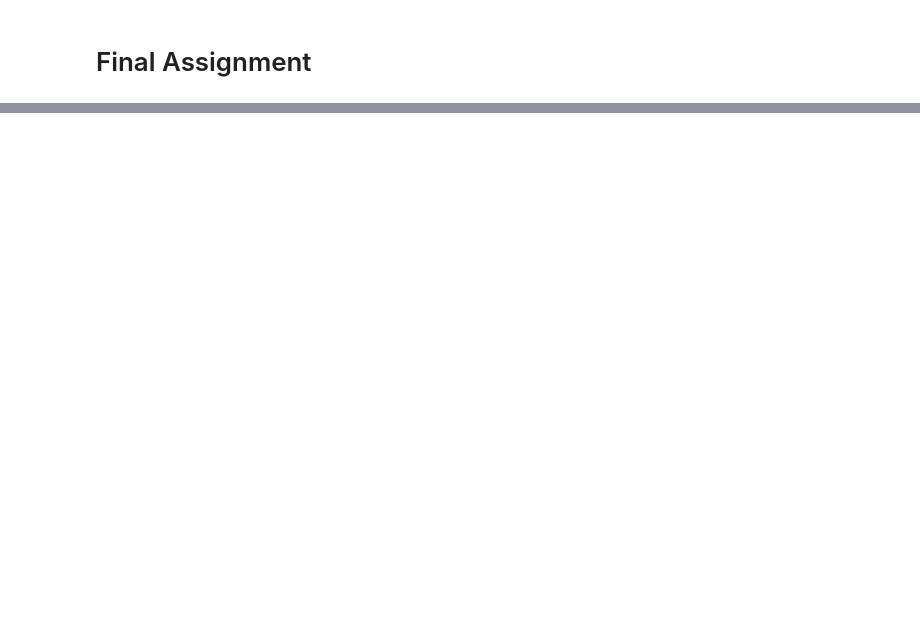
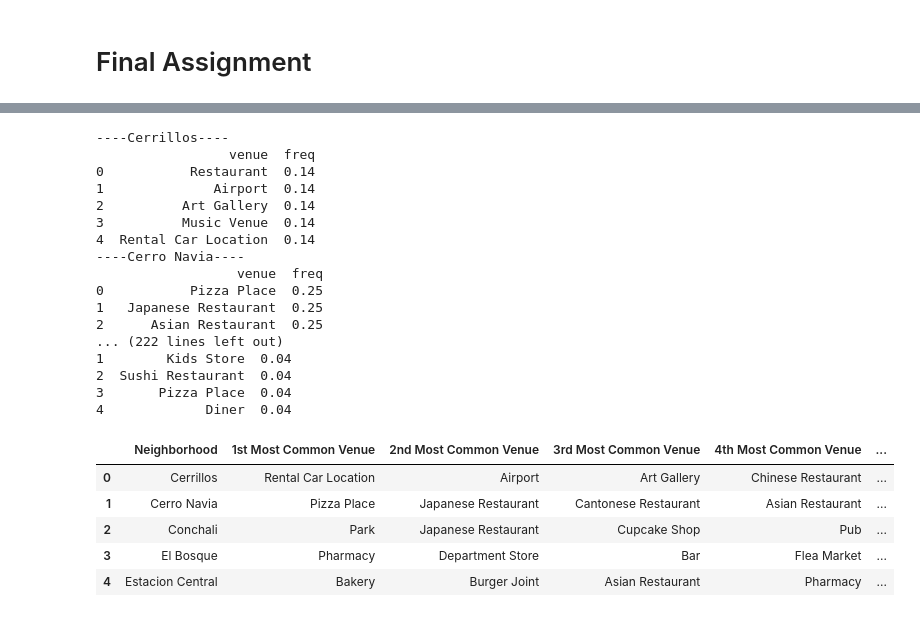
Before and after one commit to jpablodib/Coursera_Capstone, a Jupyter notebook: Final Assingment.ipynb, the cells around one changed output, grey strips where cells are left out. Saved outputs shown, nothing was run; the diff lists cells and outputs as text; code cells hidden in the pictures; blank space fills up the shorter version.

```diff
--- a/Final Assingment.ipynb
+++ b/Final Assingment.ipynb
@@ -42,0 +120,80 @@ The geograpical coordinates of Santiago are -33.4377968, -70.6504451.
+# %%
+# one hot encoding
+santiago_onehot = pd.get_dummies(santiago_venues[['Venue Category']], prefix="", prefix_sep="")
+
+# add neighborhood column back to dataframe
+santiago_onehot['Neighborhood'] = santiago_venues['Neighborhood']
+
+# move neighborhood column to the first column
+fixed_columns = [santiago_onehot.columns[-1]] + list(santiago_onehot.columns[:-1])
+tornto_onehot = santiago_onehot[fixed_columns]
+
+santiago_onehot.head()
+
+#grouped by neighbourhood
+santiago_grouped = santiago_onehot.groupby('Neighborhood').mean().reset_index()
+santiago_grouped
+santiago_grouped.shape
+
+num_top_venues = 5
+
+for hood in santiago_grouped['Neighborhood']:
+    print("----"+hood+"----")
+    temp = santiago_grouped[santiago_grouped['Neighborhood'] == hood].T.reset_index()
+    temp.columns = ['venue','freq']
+    temp = temp.iloc[1:]
+    temp['freq'] = temp['freq'].astype(float)
+    temp = temp.round({'freq': 2})
+    print(temp.sort_values('freq', ascending=False).reset_index(drop=True).head(num_top_venues))
+print('\n')
+
+#transforming it into a pandas dataframe
+def return_most_common_venues(row, num_top_venues):
+    row_categories = row.iloc[1:]
+    row_categories_sorted = row_categories.sort_values(ascending=False)
+
+    return row_categories_sorted.index.values[0:num_top_venues]
+num_top_venues = 10
+
+indicators = ['st', 'nd', 'rd']
+
+# create columns according to number of top venues
+columns = ['Neighborhood']
+for ind in np.arange(num_top_venues):
+    try:
+        columns.append('{}{} Most Common Venue'.format(ind+1, indicators[ind]))
+    except:
+        columns.append('{}th Most Common Venue'.format(ind+1))
+
+# create a new dataframe
+neighborhoods_venues_sorted = pd.DataFrame(columns=columns)
+neighborhoods_venues_sorted['Neighborhood'] = santiago_grouped['Neighborhood']
+
+for ind in np.arange(santiago_grouped.shape[0]):
+    neighborhoods_venues_sorted.iloc[ind, 1:] = return_most_common_venues(santiago_grouped.iloc[ind, :], num_top_venues)
+
+neighborhoods_venues_sorted.head()
+# %% [output]
+----Cerrillos----
+                 venue  freq
+0           Restaurant  0.14
+1              Airport  0.14
+2          Art Gallery  0.14
+3          Music Venue  0.14
+4  Rental Car Location  0.14
+----Cerro Navia----
+                  venue  freq
+0           Pizza Place  0.25
+1   Japanese Restaurant  0.25
+2      Asian Restaurant  0.25
+... (222 lines left out)
+1        Kids Store  0.04
+2  Sushi Restaurant  0.04
+3       Pizza Place  0.04
+4             Diner  0.04
+|  | Neighborhood | 1st Most Common Venue | 2nd Most Common Venue | 3rd Most Common Venue | 4th Most Common Venue | ... |
+| 0 | Cerrillos | Rental Car Location | Airport | Art Gallery | Chinese Restaurant | ... |
+| 1 | Cerro Navia | Pizza Place | Japanese Restaurant | Cantonese Restaurant | Asian Restaurant | ... |
+| 2 | Conchali | Park | Japanese Restaurant | Cupcake Shop | Pub | ... |
+| 3 | El Bosque | Pharmacy | Department Store | Bar | Flea Market | ... |
+| 4 | Estacion Central | Bakery | Burger Joint | Asian Restaurant | Pharmacy | ... |
```
Also changed, not shown: parts of 13 cells of this notebook.
